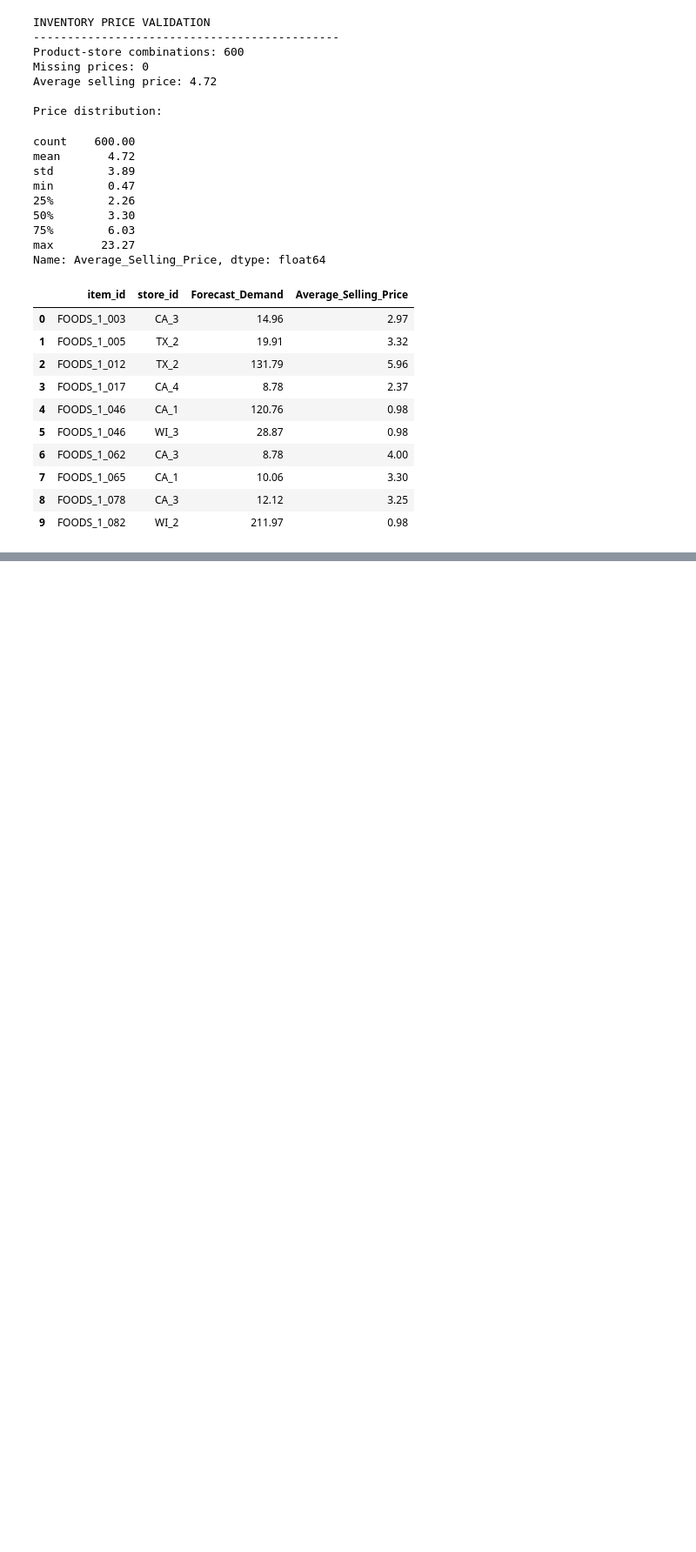
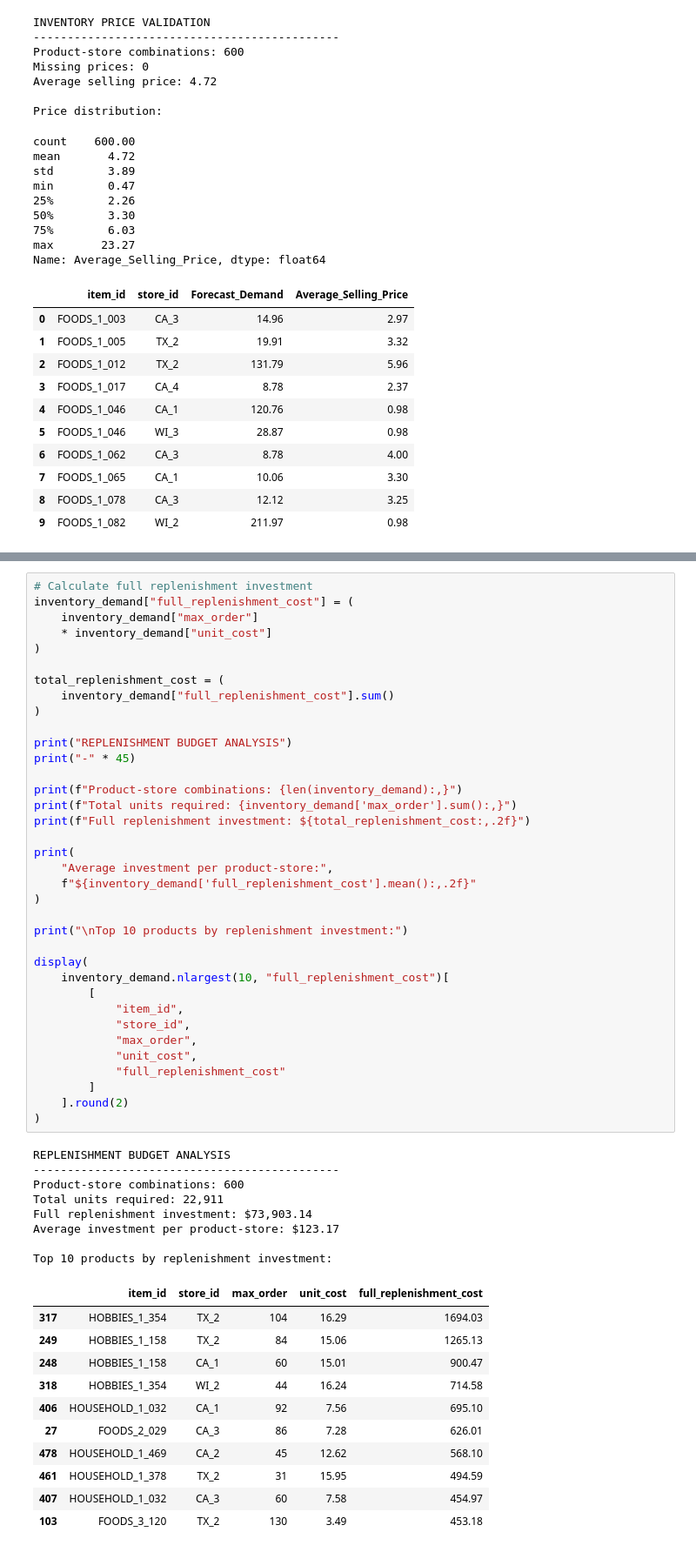
Before and after one commit to saudjabarali/Nexvia-Technologies-Data-Science-Internship, a Jupyter notebook: DS-02_Demand_Forecasting_and_Inventory_Optimization/main2.ipynb, the cells around one changed output, grey strips where cells are left out. Shown at 87% size. Saved outputs shown, nothing was run; the diff lists cells and outputs as text; blank space fills up the shorter version.

```diff
--- a/DS-02_Demand_Forecasting_and_Inventory_Optimization/main2.ipynb
+++ b/DS-02_Demand_Forecasting_and_Inventory_Optimization/main2.ipynb
@@ -3427,3 +3411,59 @@ Maximum potential replenishment: 22911
 | 7 | FOODS_1_065 | CA_1 | 10.06 | 38.80 | 5 | 39 | 34 | 2.31 | ... |
 | 8 | FOODS_1_078 | CA_3 | 12.12 | 40.86 | 6 | 41 | 35 | 2.28 | ... |
 | 9 | FOODS_1_082 | WI_2 | 211.97 | 240.71 | 105 | 241 | 136 | 0.69 | ... |
+# %%
+# Calculate full replenishment investment
+inventory_demand["full_replenishment_cost"] = (
+    inventory_demand["max_order"]
+    * inventory_demand["unit_cost"]
+)
+
+total_replenishment_cost = (
+    inventory_demand["full_replenishment_cost"].sum()
+)
+
+print("REPLENISHMENT BUDGET ANALYSIS")
+print("-" * 45)
+
+print(f"Product-store combinations: {len(inventory_demand):,}")
+print(f"Total units required: {inventory_demand['max_order'].sum():,}")
+print(f"Full replenishment investment: ${total_replenishment_cost:,.2f}")
+
+print(
+    "Average investment per product-store:",
+    f"${inventory_demand['full_replenishment_cost'].mean():,.2f}"
+)
+
+print("\nTop 10 products by replenishment investment:")
+
+display(
+    inventory_demand.nlargest(10, "full_replenishment_cost")[
+        [
+            "item_id",
+            "store_id",
+            "max_order",
+            "unit_cost",
+            "full_replenishment_cost"
+        ]
+    ].round(2)
+)
+# %% [output]
+REPLENISHMENT BUDGET ANALYSIS
+---------------------------------------------
+Product-store combinations: 600
+Total units required: 22,911
+Full replenishment investment: $73,903.14
+Average investment per product-store: $123.17
+
+Top 10 products by replenishment investment:
+|  | item_id | store_id | max_order | unit_cost | full_replenishment_cost |
+| 317 | HOBBIES_1_354 | TX_2 | 104 | 16.29 | 1694.03 |
+| 249 | HOBBIES_1_158 | TX_2 | 84 | 15.06 | 1265.13 |
+| 248 | HOBBIES_1_158 | CA_1 | 60 | 15.01 | 900.47 |
+| 318 | HOBBIES_1_354 | WI_2 | 44 | 16.24 | 714.58 |
+| 406 | HOUSEHOLD_1_032 | CA_1 | 92 | 7.56 | 695.10 |
+| 27 | FOODS_2_029 | CA_3 | 86 | 7.28 | 626.01 |
+| 478 | HOUSEHOLD_1_469 | CA_2 | 45 | 12.62 | 568.10 |
+| 461 | HOUSEHOLD_1_378 | TX_2 | 31 | 15.95 | 494.59 |
+| 407 | HOUSEHOLD_1_032 | CA_3 | 60 | 7.58 | 454.97 |
+| 103 | FOODS_3_120 | TX_2 | 130 | 3.49 | 453.18 |
```
Also changed, not shown: parts of 19 cells of this notebook.
